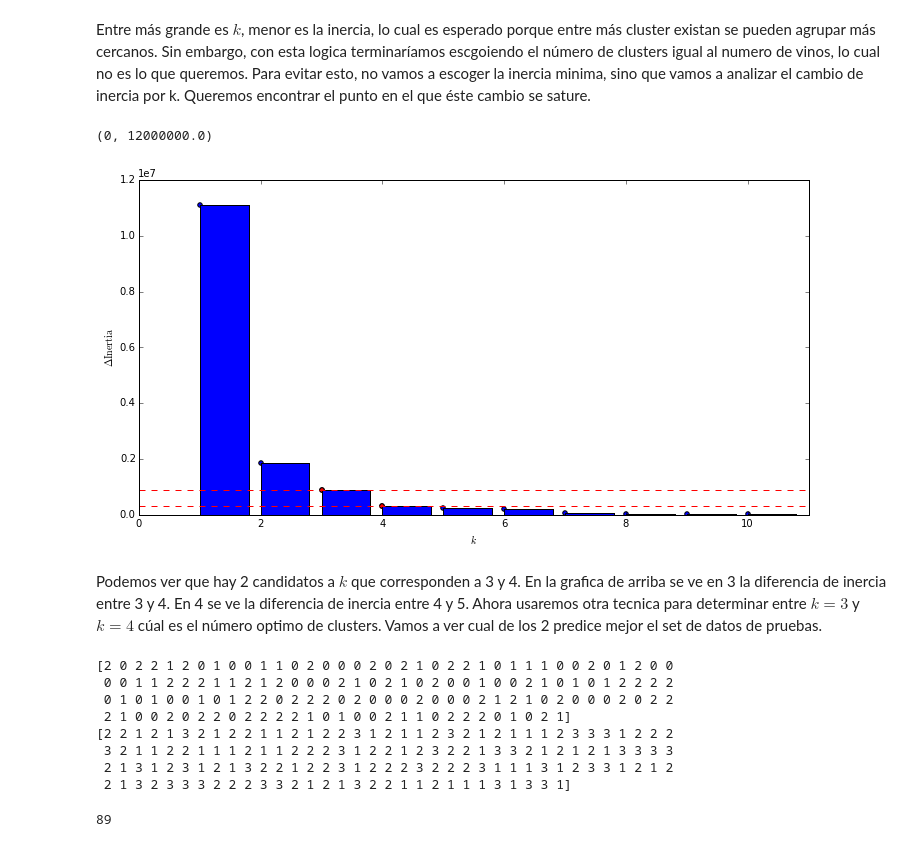
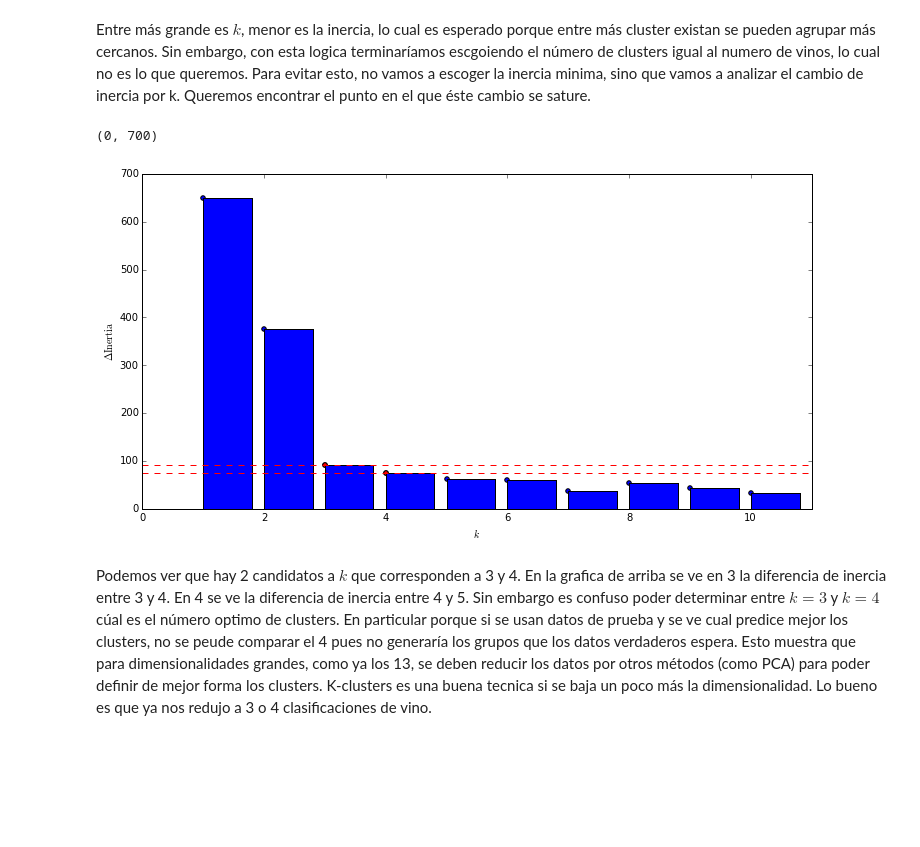
Before and after one commit to mariacamilaremolinagutierrez/MCA_Tarea2, a Jupyter notebook: 2/Vino.ipynb, the cells around one changed output. Saved outputs shown, nothing was run; the diff lists cells and outputs as text; code cells hidden in the pictures; blank space fills up the shorter version.

```diff
--- a/2/Vino.ipynb
+++ b/2/Vino.ipynb
@@ -54,13 +42,18 @@ targets = wine_class.iloc[wine_indices]
+# %%
+n_wines = len(wine_class)
+# %%
+data = df[range(n_wines)]
+targets = np.array(wine_class.iloc[range(n_wines)])
 # %% [markdown]
 Ahora hallamos los K clusters para n_wines_training valores de K
 # %%
-ks = np.zeros(n_wines_training-1)
-inertias = np.zeros(n_wines_training-1) #Sum of distances of samples to their closest cluster center.
+ks = np.zeros(n_wines-1)
+inertias = np.zeros(n_wines-1) #Sum of distances of samples to their closest cluster center.
 # %%
-for i in range(1, n_wines_training):
+for i in range(1, n_wines):
 
     km = KMeans(n_clusters=i)
-    km.fit(data_training, targets_training)
+    km.fit(data)
 
     ks[i-1] = i
     inertias[i-1] = km.inertia_
@@ -86,43 +79,15 @@ Entre más grande es $k$, menor es la inercia, lo cual es esperado porque entre
 # %%
 plt.figure(figsize=(12,6))
 plt.bar(ks[:10], inertias[:10]-inertias[1:11])
 plt.scatter(ks[:10], inertias[:10]-inertias[1:11])
 plt.scatter(ks[2:4], inertias[2:4]-inertias[3:5], c='r')
 plt.hlines(inertias[2:4]-inertias[3:5], 0, 11, linestyle='--', color='r')
 plt.xlabel('$k$')
 plt.ylabel('$\Delta\mathrm{Inertia}$')
 plt.xlim(0,11)
-plt.ylim(0,1.2*1e7)
+plt.ylim(0,700)
 # %% [output]
-(0, 12000000.0)
+(0, 700)
-[figure, old version]
+[figure, new version]
 # %% [markdown]
-Podemos ver que hay 2 candidatos a $k$ que corresponden a 3 y 4. En la grafica de arriba se ve en 3 la diferencia de inercia entre 3 y 4. En 4 se ve la diferencia de inercia entre 4 y 5. Ahora usaremos otra tecnica para determinar entre $k=3$ y $k=4$ cúal es el número optimo de clusters. Vamos a ver cual de los 2 predice mejor el set de datos de pruebas.
+Podemos ver que hay 2 candidatos a $k$ que corresponden a 3 y 4. En la grafica de arriba se ve en 3 la diferencia de inercia entre 3 y 4. En 4 se ve la diferencia de inercia entre 4 y 5. Sin embargo es confuso poder determinar entre $k=3$ y $k=4$ cúal es el número optimo de clusters. En particular porque si se usan datos de prueba y se ve cual predice mejor los clusters, no se peude comparar el 4 pues no generaría los grupos que los datos verdaderos espera. Esto muestra que para dimensionalidades grandes, como ya los 13, se deben reducir los datos por otros métodos (como PCA) para poder definir de mejor forma los clusters. K-clusters es una buena tecnica si se baja un poco más la dimensionalidad. Lo bueno es que ya nos redujo a 3 o 4 clasificaciones de vino.
-# %%
-km3 = KMeans(n_clusters=3)
-km3.fit(data_training)
-
-print km3.labels_
-print np.array(targets_training)
-
-predicted_classes_3 = km3.predict(data_training)
-
-lab0 = np.where(km3 == 0)[0]
-lab1 = np.where(km3 == 1)[0]
-lab2 = np.where(km3 == 2)[0]
-
-predicted_classes_3[lab0] = 3
-predicted_classes_3[lab1] = 3
-# %% [output]
-[2 0 2 2 1 2 0 1 0 0 1 1 0 2 0 0 0 2 0 2 1 0 2 2 1 0 1 1 1 0 0 2 0 1 2 0 0
- 0 0 1 1 2 2 2 1 1 2 1 2 0 0 0 2 1 0 2 1 0 2 0 0 1 0 0 2 1 0 1 0 1 2 2 2 2
- 0 1 0 1 0 0 1 0 1 2 2 0 2 2 2 0 2 0 0 0 2 0 0 0 2 1 2 1 0 2 0 0 0 2 0 2 2
- 2 1 0 0 2 0 2 2 0 2 2 2 2 1 0 1 0 0 2 1 1 0 2 2 2 0 1 0 2 1]
-[2 2 1 2 1 3 2 1 2 2 1 1 2 1 2 2 3 1 2 1 1 2 3 2 1 2 1 1 1 2 3 3 3 1 2 2 2
- 3 2 1 1 2 2 1 1 1 2 1 1 2 2 2 3 1 2 2 1 2 3 2 2 1 3 3 2 1 2 1 2 1 3 3 3 3
- 2 1 3 1 2 3 1 2 1 3 2 2 1 2 2 3 1 2 2 2 3 2 2 2 3 1 1 1 3 1 2 3 3 1 2 1 2
- 2 1 3 2 3 3 3 2 2 2 3 3 2 1 2 1 3 2 2 1 1 2 1 1 1 3 1 3 3 1]
-# %%
-print len(np.where(targets_training-predicted_classes_3 != 0)[0])
-# %% [output]
-89
```
Also changed, not shown: parts of 24 cells of this notebook.
